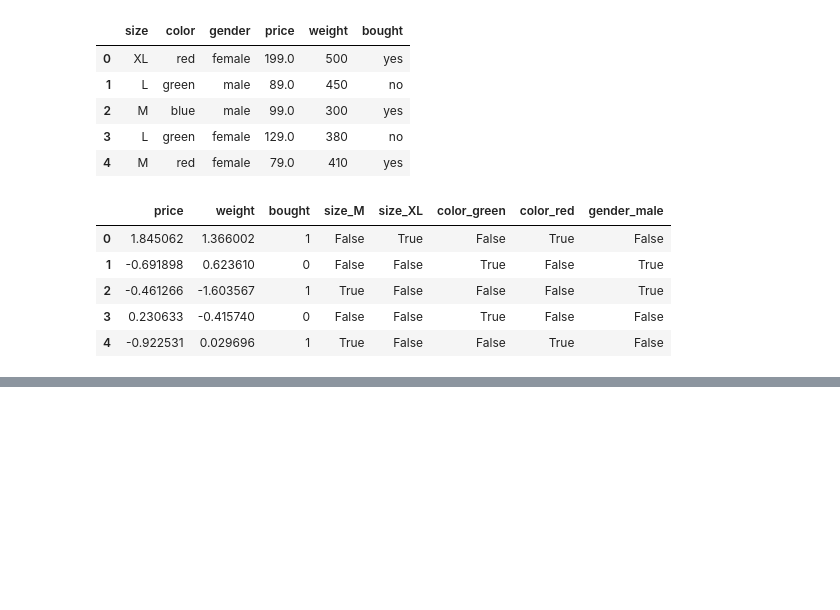
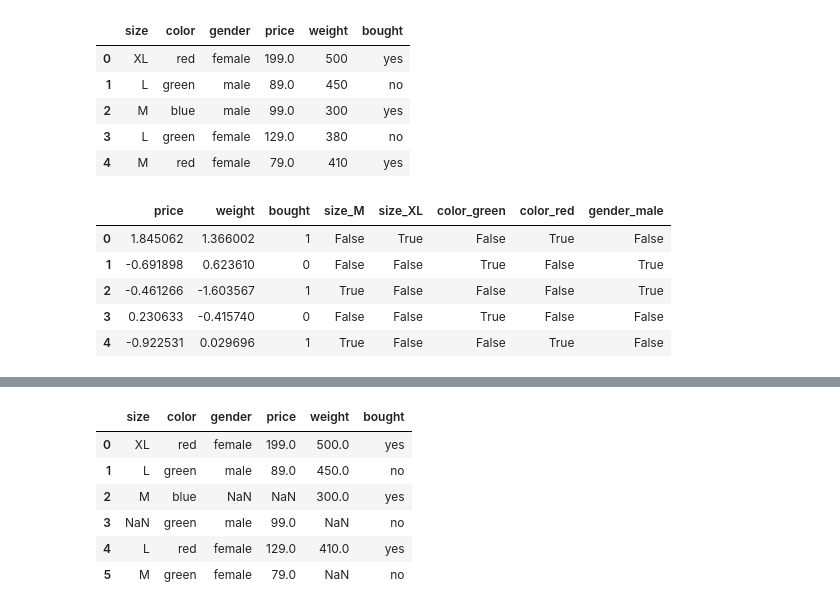
Before and after one commit to AgaWoj/Machine-Learning, a Jupyter notebook: PrzygotowanieDanych.ipynb, the cells around one changed output, grey strips where cells are left out. Drawn from its saved outputs; the diff is of its cells as text; code cells hidden in the pictures; blank space fills up the shorter version.

```diff
--- a/PrzygotowanieDanych.ipynb
+++ b/PrzygotowanieDanych.ipynb
@@ -391,0 +422,7 @@ df
+# %%
+dataDf = {'size': ['XL', 'L', 'M', np.nan, 'L', 'M'],
+        'color': ['red', 'green', 'blue', 'green', 'red', 'green'],
+        'gender': ['female', 'male', np.nan, 'male', 'female', 'female'],
+        'price': [199.0, 89.0, np.nan, 99.0, 129.0, 79.0],
+        'weight': [500, 450, 300, np.nan, 410, np.nan],
+        'bought': ['yes', 'no', 'yes', 'no', 'yes', 'no']}
@@ -391,0 +438,11 @@ df
+# %%
+Df = pd.DataFrame(data=dataDf)
+Df
+# %% [output]
+|  | size | color | gender | price | weight | bought |
+| 0 | XL | red | female | 199.0 | 500.0 | yes |
+| 1 | L | green | male | 89.0 | 450.0 | no |
+| 2 | M | blue | NaN | NaN | 300.0 | yes |
+| 3 | NaN | green | male | 99.0 | NaN | no |
+| 4 | L | red | female | 129.0 | 410.0 | yes |
+| 5 | M | green | female | 79.0 | NaN | no |
```
Also changed, not shown: parts of 64 cells of this notebook.
